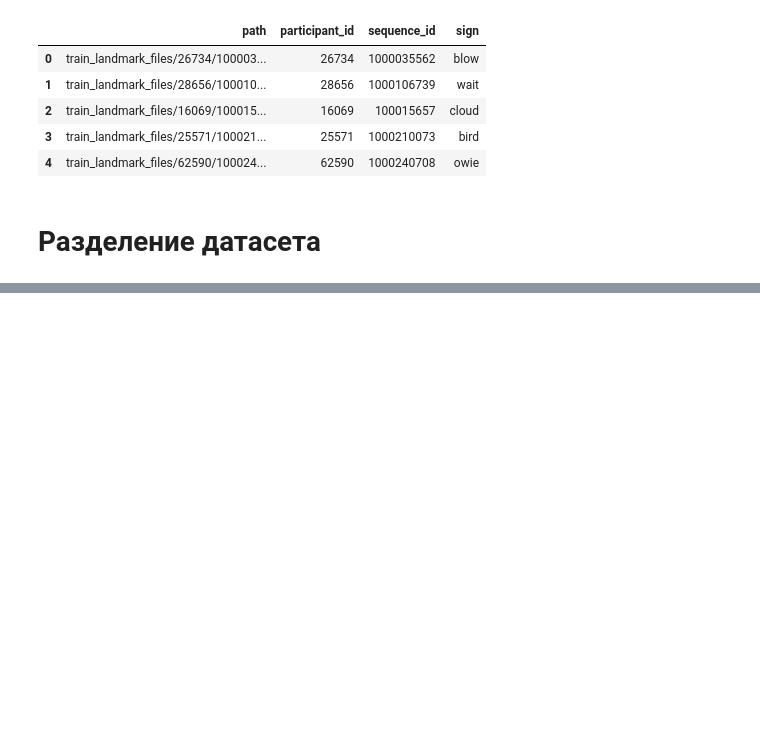
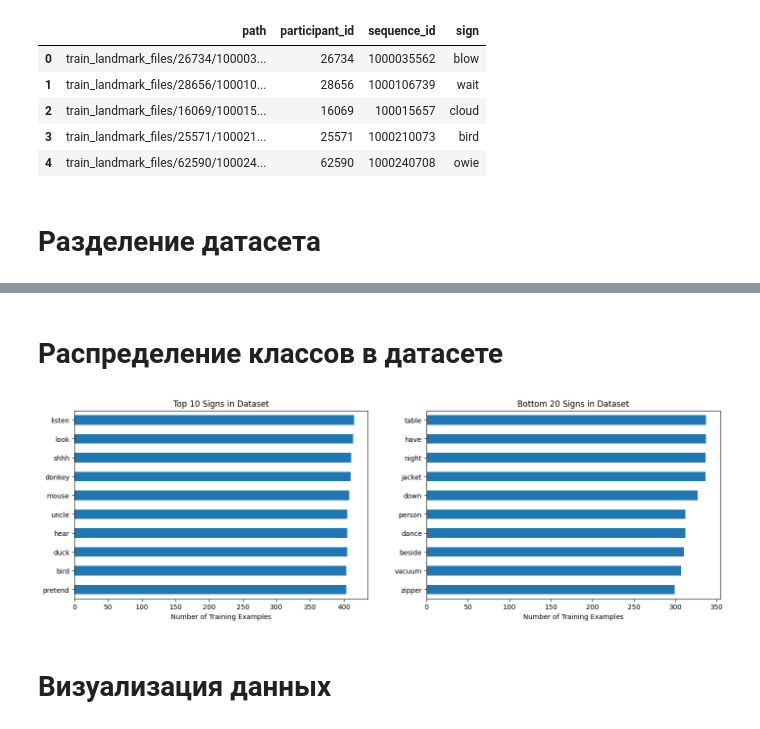
Before and after one commit to HerrPhoton/Sign_Language_Recognition, a Jupyter notebook: Main.ipynb, the cells around one changed output, grey strips where cells are left out. Drawn from its saved outputs; the diff is of its cells as text; code cells hidden in the pictures; blank space fills up the shorter version.

Commit message:
Split dataset

```diff
--- a/Main.ipynb
+++ b/Main.ipynb
@@ -111,0 +128,21 @@ TypeError: DatasetFolder.__init__() missing 1 required positional argument: 'loa
+# %% [markdown]
+# Распределение классов в датасете
+# %%
+fig, (ax1, ax2) = plt.subplots(1, 2, figsize = (17, 5))
+
+df['sign'].value_counts().head(10).sort_values(ascending = True).plot(
+    kind = "barh", ax = ax1, title = 'Top 10 Signs in Dataset'
+)
+
+df['sign'].value_counts().tail(10).sort_values(ascending = True).plot(
+    kind = "barh", ax = ax2, title = 'Bottom 20 Signs in Dataset'
+)
+
+ax1.set_xlabel('Number of Training Examples')
+ax2.set_xlabel('Number of Training Examples')
+
+plt.show()
+# %% [output]
+[figure, added]
+# %% [markdown]
+# Визуализация данных
```
Also changed, not shown: parts of 5 cells of this notebook.
